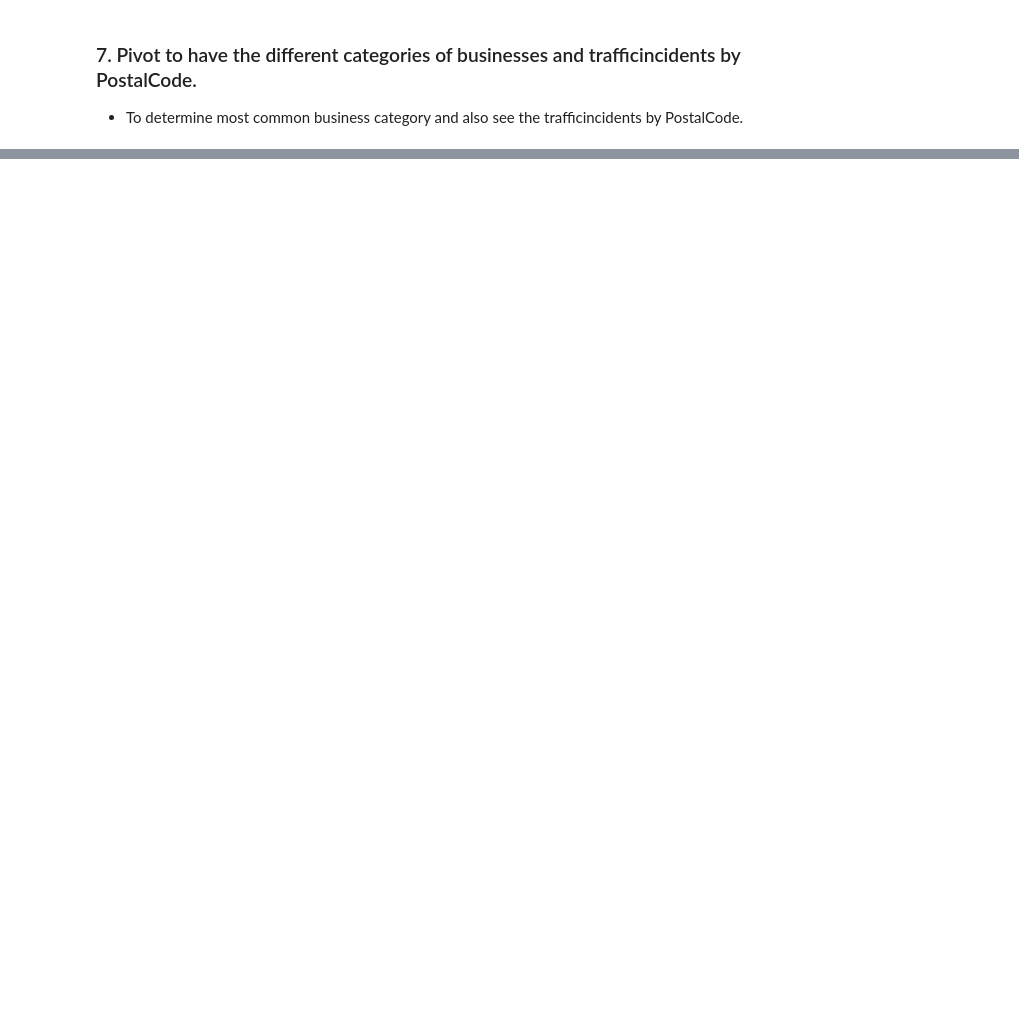
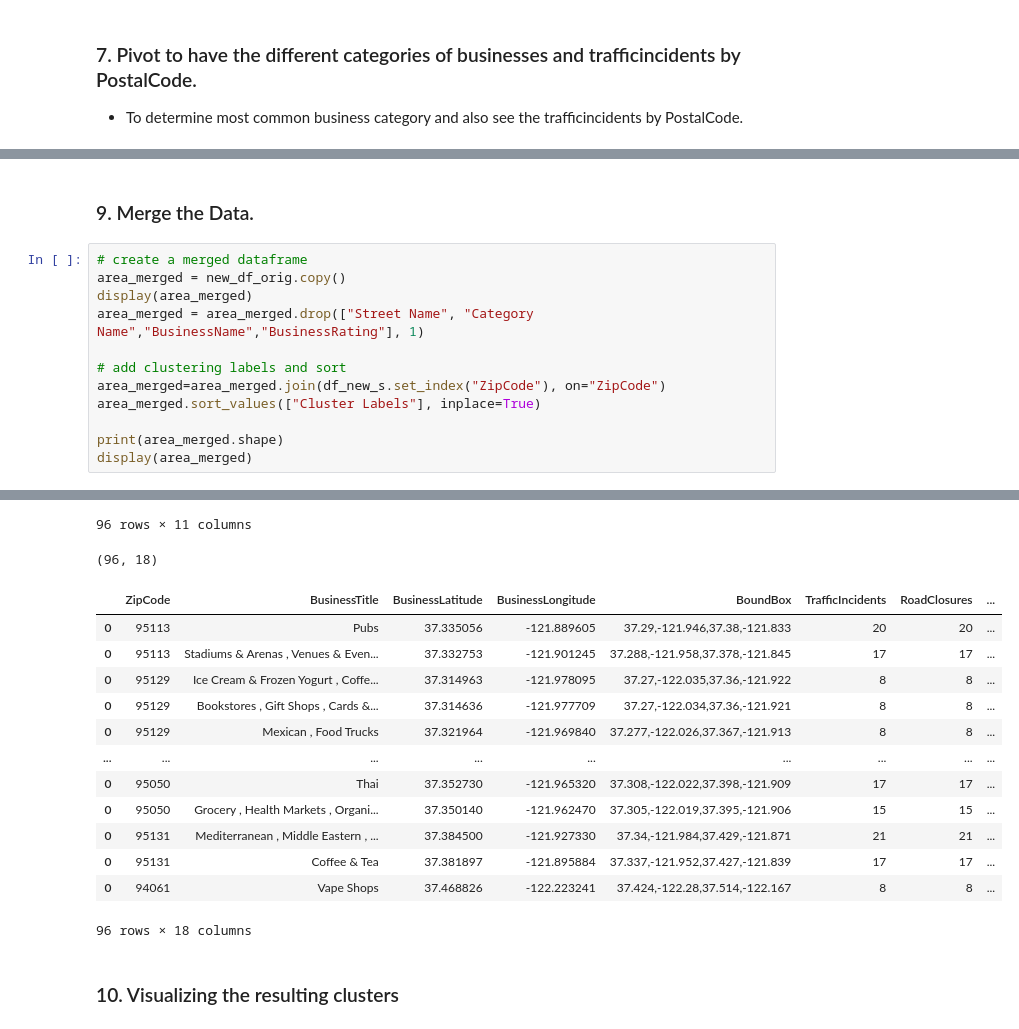
Before and after one commit to githubpioneer11/Coursera_Capstone, a Jupyter notebook: Week5/Coursera_Capstone_Final_Week5.ipynb, the cells around one changed output, grey strips where cells are left out. Cells and saved outputs as stored; diff of their text form; blank space fills up the shorter version.

```diff
--- a/Week5/Coursera_Capstone_Final_Week5.ipynb
+++ b/Week5/Coursera_Capstone_Final_Week5.ipynb
@@ -767,0 +703,15 @@ map_clusters
+# %% [markdown]
+### 9. Merge the Data.
+# %%
+# create a merged dataframe
+area_merged = new_df_orig.copy()
+display(area_merged)
+area_merged = area_merged.drop(["Street Name", "Category Name","BusinessName","BusinessRating"], 1)
+
+# add clustering labels and sort
+area_merged=area_merged.join(df_new_s.set_index("ZipCode"), on="ZipCode")
+area_merged.sort_values(["Cluster Labels"], inplace=True)
+
+print(area_merged.shape)
+display(area_merged)
+# %% [output]
@@ -767,0 +730,17 @@ map_clusters
+96 rows × 11 columns
+(96, 18)
+|  | ZipCode | BusinessTitle | BusinessLatitude | BusinessLongitude | BoundBox | TrafficIncidents | RoadClosures | ... |
+| 0 | 95113 | Pubs | 37.335056 | -121.889605 | 37.29,-121.946,37.38,-121.833 | 20 | 20 | ... |
+| 0 | 95113 | Stadiums & Arenas , Venues & Even... | 37.332753 | -121.901245 | 37.288,-121.958,37.378,-121.845 | 17 | 17 | ... |
+| 0 | 95129 | Ice Cream & Frozen Yogurt , Coffe... | 37.314963 | -121.978095 | 37.27,-122.035,37.36,-121.922 | 8 | 8 | ... |
+| 0 | 95129 | Bookstores , Gift Shops , Cards &... | 37.314636 | -121.977709 | 37.27,-122.034,37.36,-121.921 | 8 | 8 | ... |
+| 0 | 95129 | Mexican , Food Trucks | 37.321964 | -121.969840 | 37.277,-122.026,37.367,-121.913 | 8 | 8 | ... |
+| ... | ... | ... | ... | ... | ... | ... | ... | ... |
+| 0 | 95050 | Thai | 37.352730 | -121.965320 | 37.308,-122.022,37.398,-121.909 | 17 | 17 | ... |
+| 0 | 95050 | Grocery , Health Markets , Organi... | 37.350140 | -121.962470 | 37.305,-122.019,37.395,-121.906 | 15 | 15 | ... |
+| 0 | 95131 | Mediterranean , Middle Eastern , ... | 37.384500 | -121.927330 | 37.34,-121.984,37.429,-121.871 | 21 | 21 | ... |
+| 0 | 95131 | Coffee & Tea | 37.381897 | -121.895884 | 37.337,-121.952,37.427,-121.839 | 17 | 17 | ... |
+| 0 | 94061 | Vape Shops | 37.468826 | -122.223241 | 37.424,-122.28,37.514,-122.167 | 8 | 8 | ... |
+96 rows × 18 columns
+# %% [markdown]
+### 10. Visualizing the resulting clusters
```
Also changed, not shown: parts of 13 cells of this notebook, 7 other files.
